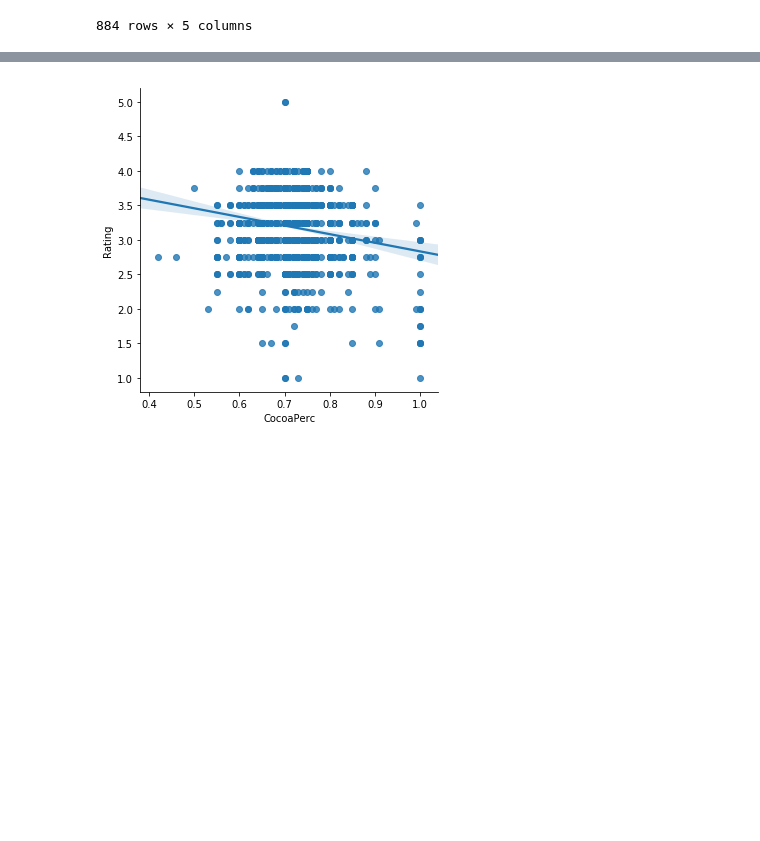
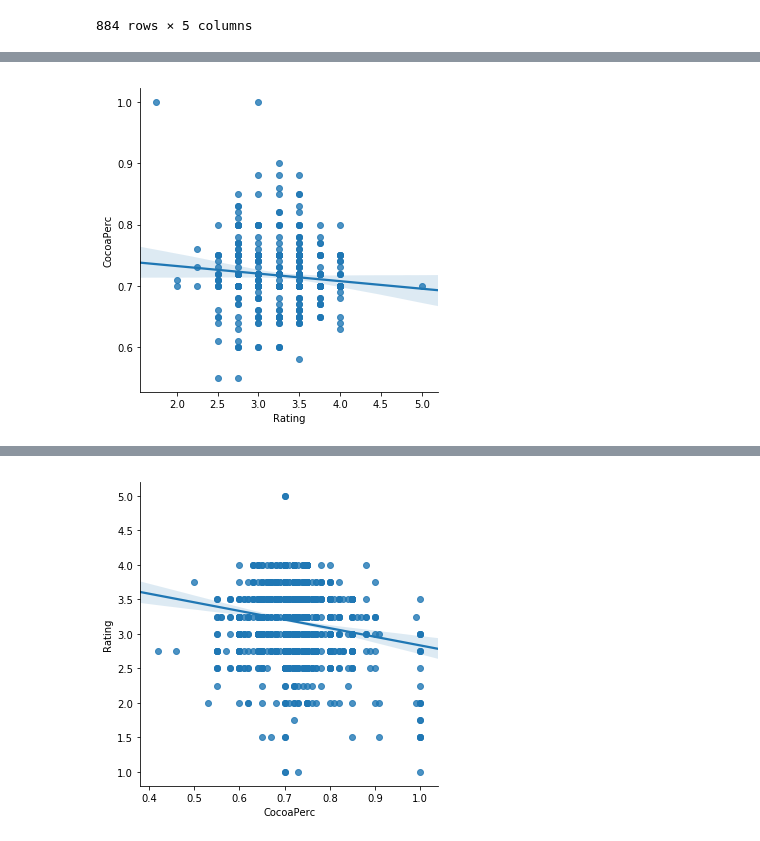
Before and after one commit to MissManaphy/HW3-Final-Project, a Jupyter notebook: FinalProjectCacao.ipynb, the cells around one changed output, grey strips where cells are left out. Saved outputs shown, nothing was run; the diff lists cells and outputs as text; code cells hidden in the pictures; blank space fills up the shorter version.

```diff
--- a/FinalProjectCacao.ipynb
+++ b/FinalProjectCacao.ipynb
@@ -202,0 +242,5 @@ with_both
+# %%
+#grabs all the bars that have the trinitario bean in their mix
+mask2 = np.array(['trinitario' in x.lower() for x in uniqueBean])
+all_Trini = uniqueBean[mask2]
+all_Trini
@@ -202,0 +281,4 @@ with_both
+# %%
+#filter data to get selected beans
+triniFilter = with_bt[with_bt.BeanType.isin(all_Trini)]
+triniFilter.head()
@@ -202,0 +292,5 @@ with_both
+# %%
+#plot the cocoa percentage vs rating in scatter plot
+fig2 = sns.lmplot(x= 'Rating', y = 'CocoaPerc', data = triniFilter)
+# %% [output]
+[figure, added]
```
Also changed, not shown: parts of 11 cells of this notebook.
